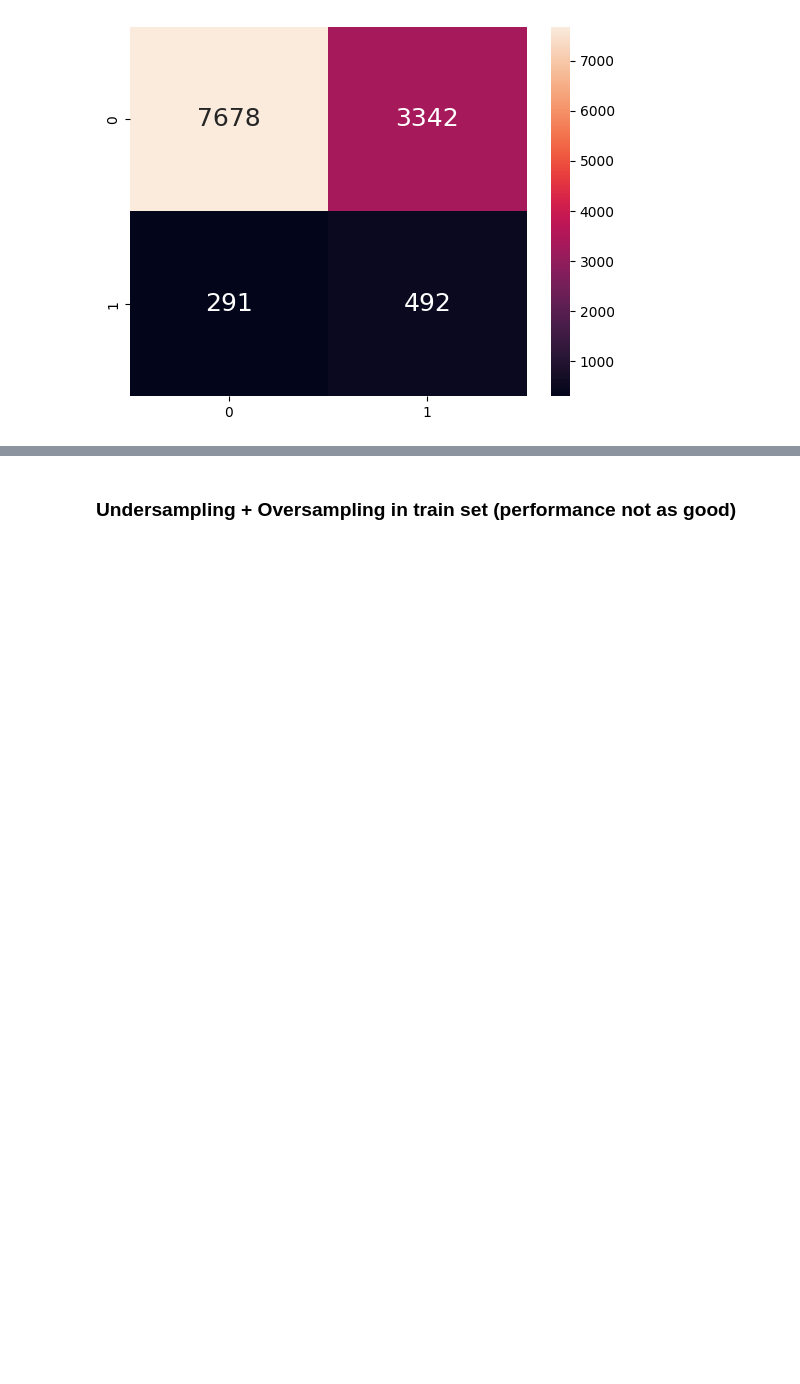
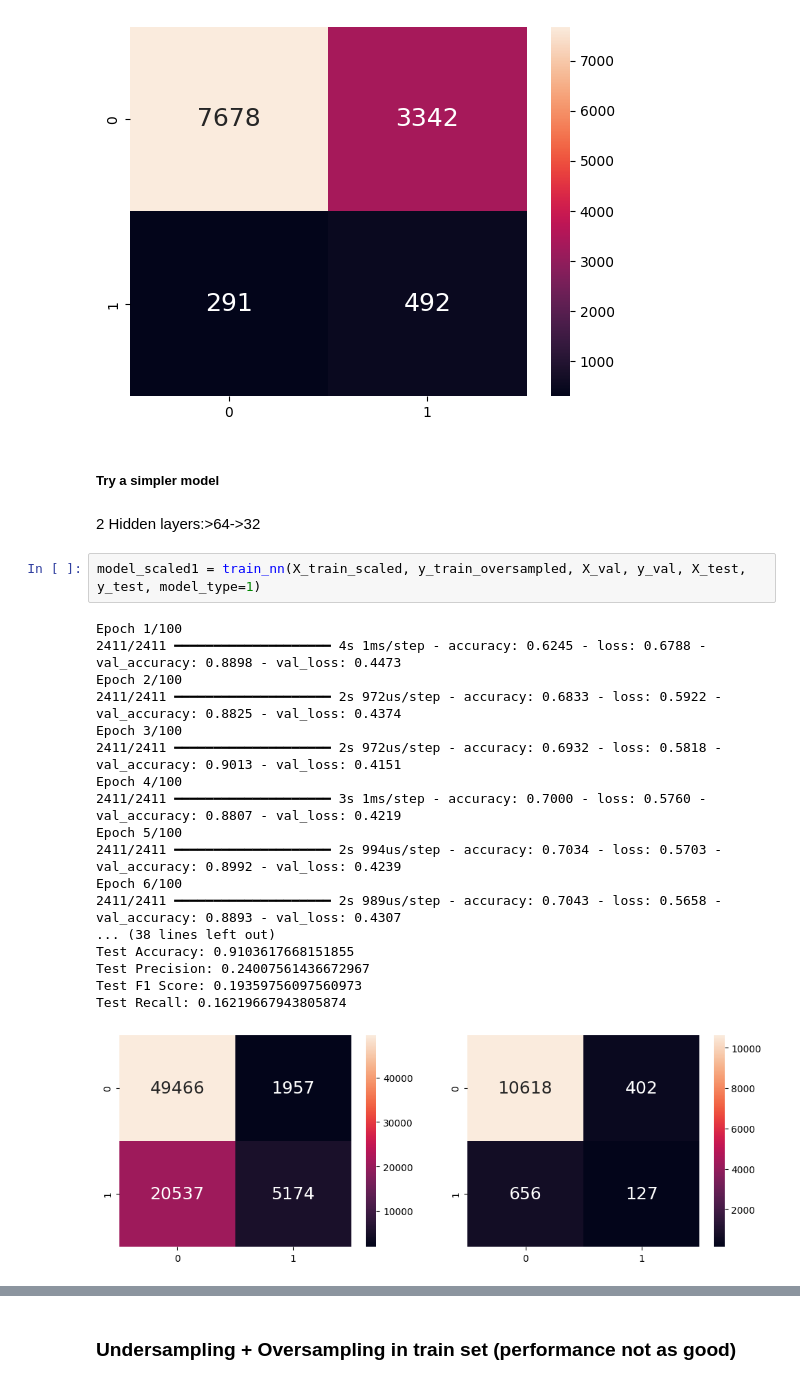
Before and after one commit to WRT4/BC2407-Bankruptcy, a Jupyter notebook: NN_final.ipynb, the cells around one changed output, grey strips where cells are left out. Saved outputs shown, nothing was run; the diff lists cells and outputs as text; blank space fills up the shorter version.

```diff
--- a/NN_final.ipynb
+++ b/NN_final.ipynb
@@ -580,3 +776,28 @@ Classification Report with Optimal Threshold:
 weighted avg       0.91      0.69      0.77     11803
 <Axes: >
 [figure]
+# %% [markdown]
+##### Try a simpler model
+# %% [markdown]
+2 Hidden layers:>64->32
+# %%
+model_scaled1 = train_nn(X_train_scaled, y_train_oversampled, X_val, y_val, X_test, y_test, model_type=1)
+# %% [output]
+Epoch 1/100
+2411/2411 ━━━━━━━━━━━━━━━━━━━━ 4s 1ms/step - accuracy: 0.6245 - loss: 0.6788 - val_accuracy: 0.8898 - val_loss: 0.4473
+Epoch 2/100
+2411/2411 ━━━━━━━━━━━━━━━━━━━━ 2s 972us/step - accuracy: 0.6833 - loss: 0.5922 - val_accuracy: 0.8825 - val_loss: 0.4374
+Epoch 3/100
+2411/2411 ━━━━━━━━━━━━━━━━━━━━ 2s 972us/step - accuracy: 0.6932 - loss: 0.5818 - val_accuracy: 0.9013 - val_loss: 0.4151
+Epoch 4/100
+2411/2411 ━━━━━━━━━━━━━━━━━━━━ 3s 1ms/step - accuracy: 0.7000 - loss: 0.5760 - val_accuracy: 0.8807 - val_loss: 0.4219
+Epoch 5/100
+2411/2411 ━━━━━━━━━━━━━━━━━━━━ 2s 994us/step - accuracy: 0.7034 - loss: 0.5703 - val_accuracy: 0.8992 - val_loss: 0.4239
+Epoch 6/100
+2411/2411 ━━━━━━━━━━━━━━━━━━━━ 2s 989us/step - accuracy: 0.7043 - loss: 0.5658 - val_accuracy: 0.8893 - val_loss: 0.4307
+... (38 lines left out)
+Test Accuracy: 0.9103617668151855
+Test Precision: 0.24007561436672967
+Test F1 Score: 0.19359756097560973
+Test Recall: 0.16219667943805874
+[figure, added]
```
Also changed, not shown: parts of 71 cells of this notebook.
